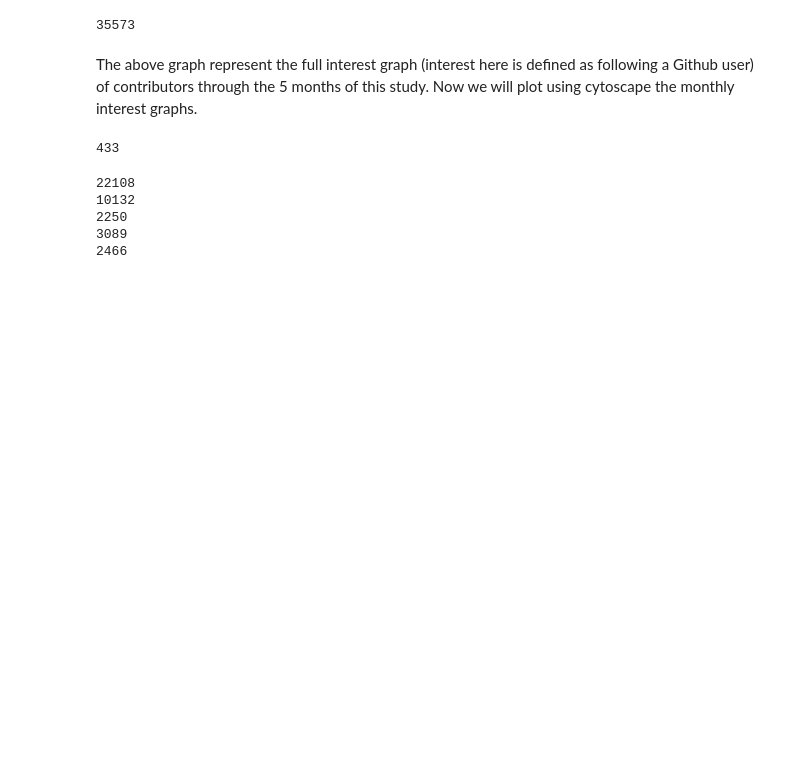
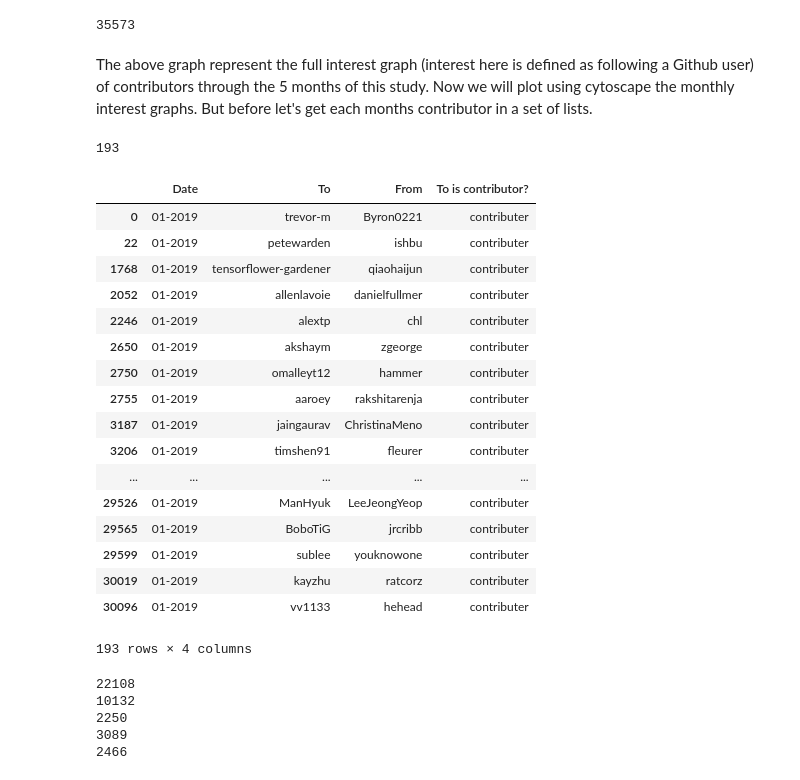
Before and after one commit to YoussefEssDS/Social-network-mining-and-analysis, a Jupyter notebook: GitHub-Mining & SNA.ipynb, the cells around one changed output. Drawn from its saved outputs; the diff is of its cells as text; code cells hidden in the pictures; blank space fills up the shorter version.

```diff
--- a/GitHub-Mining & SNA.ipynb
+++ b/GitHub-Mining & SNA.ipynb
@@ -267,5 +267,5 @@ print(len(G.node))
 # %% [output]
 35573
 # %% [markdown]
-The above graph represent the full interest graph (interest here is defined as following a Github user) of contributors through the 5 months of this study. Now we will plot using cytoscape the monthly interest graphs.
+The above graph represent the full interest graph (interest here is defined as following a Github user) of contributors through the 5 months of this study. Now we will plot using cytoscape the monthly interest graphs. But before let's get each months contributor in a set of lists.
 # %%
@@ -276,8 +280,29 @@ for i in range (0,len(followship_data_frame)):
 # %%
-Lcontributors=list(dict.fromkeys(to))
-len(Lcontributors)
+contJan=list(dict.fromkeys(contJan))
+len(contJan)
 # %% [output]
-433
+193
+# %%
+followship_data_frame.loc[(followship_data_frame['Date']=='01-2019') & (followship_data_frame['To is contributor?']=='contributer')].drop_duplicates(subset='To')
+# %% [output]
+|  | Date | To | From | To is contributor? |
+| 0 | 01-2019 | trevor-m | Byron0221 | contributer |
+| 22 | 01-2019 | petewarden | ishbu | contributer |
+| 1768 | 01-2019 | tensorflower-gardener | qiaohaijun | contributer |
+| 2052 | 01-2019 | allenlavoie | danielfullmer | contributer |
+| 2246 | 01-2019 | alextp | chl | contributer |
+| 2650 | 01-2019 | akshaym | zgeorge | contributer |
+| 2750 | 01-2019 | omalleyt12 | hammer | contributer |
+| 2755 | 01-2019 | aaroey | rakshitarenja | contributer |
+| 3187 | 01-2019 | jaingaurav | ChristinaMeno | contributer |
+| 3206 | 01-2019 | timshen91 | fleurer | contributer |
+| ... | ... | ... | ... | ... |
+| 29526 | 01-2019 | ManHyuk | LeeJeongYeop | contributer |
+| 29565 | 01-2019 | BoboTiG | jrcribb | contributer |
+| 29599 | 01-2019 | sublee | youknowone | contributer |
+| 30019 | 01-2019 | kayzhu | ratcorz | contributer |
+| 30096 | 01-2019 | vv1133 | hehead | contributer |
+193 rows × 4 columns
 # %%
 def getMonthGraph(month):
     G=nx.DiGraph()
```
Also changed, not shown: parts of 11 cells of this notebook.
